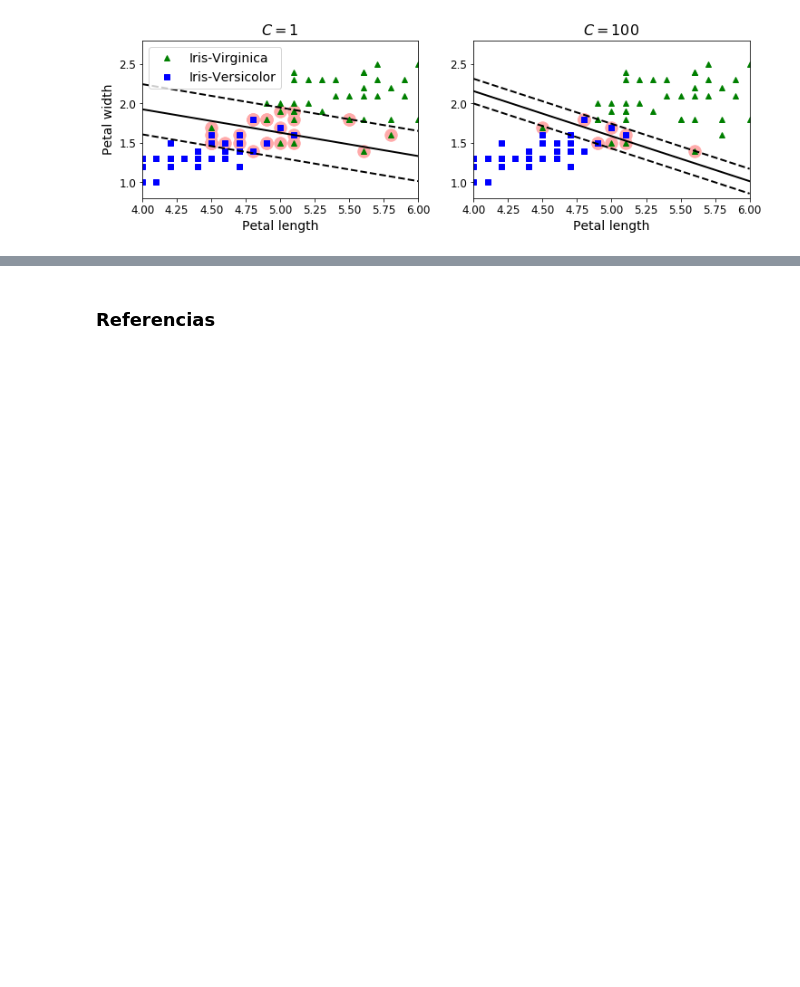
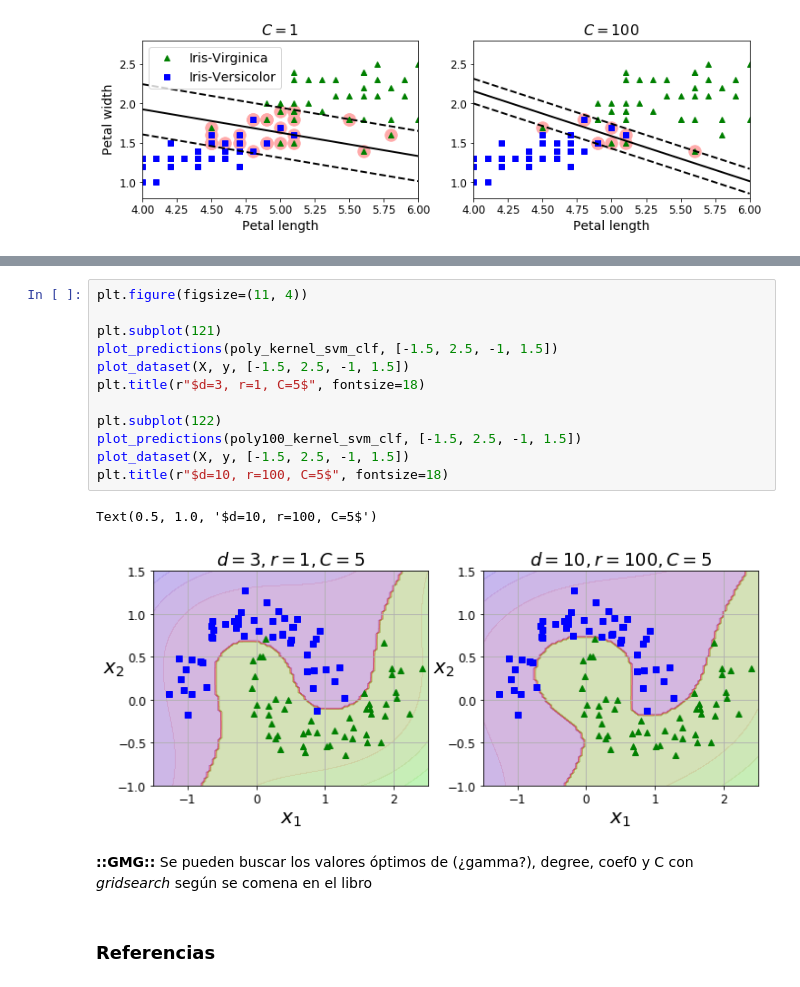
Before and after one commit to yerartdev/m1970-machine-learning-ii, a Jupyter notebook: lab/svm/gmg-lab-svm-playground.ipynb, the cells around one changed output, grey strips where cells are left out. Cells and saved outputs as stored; diff of their text form; blank space fills up the shorter version.

```diff
--- a/lab/svm/gmg-lab-svm-playground.ipynb
+++ b/lab/svm/gmg-lab-svm-playground.ipynb
@@ -202,3 +289,20 @@ plt.axis([4, 6, 0.8, 2.8])
+# %%
+plt.figure(figsize=(11, 4))
+
+plt.subplot(121)
+plot_predictions(poly_kernel_svm_clf, [-1.5, 2.5, -1, 1.5])
+plot_dataset(X, y, [-1.5, 2.5, -1, 1.5])
+plt.title(r"$d=3, r=1, C=5$", fontsize=18)
+
+plt.subplot(122)
+plot_predictions(poly100_kernel_svm_clf, [-1.5, 2.5, -1, 1.5])
+plot_dataset(X, y, [-1.5, 2.5, -1, 1.5])
+plt.title(r"$d=10, r=100, C=5$", fontsize=18)
+# %% [output]
+Text(0.5, 1.0, '$d=10, r=100, C=5$')
+[figure, added]
+# %% [markdown]
+**::GMG::** Se pueden buscar los valores óptimos de (¿gamma?), degree, coef0 y C con *gridsearch* según se comena en el libro
 # %% [markdown]
 ### Referencias
 # %% [markdown]
```
Also changed, not shown: parts of 7 cells of this notebook.
